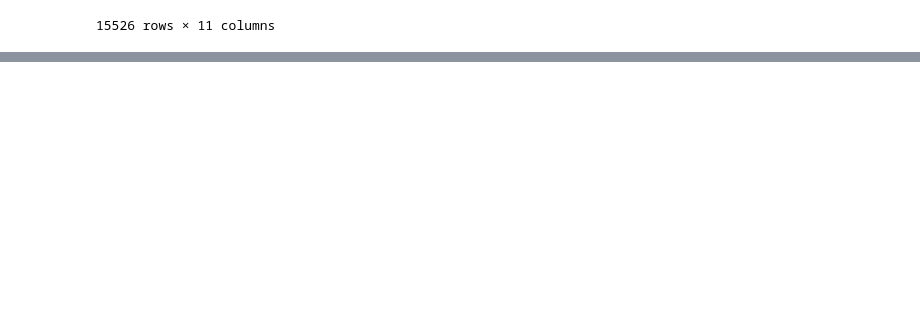
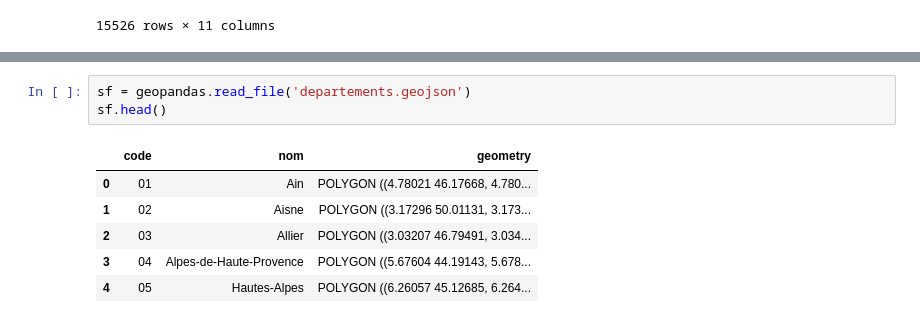
Before and after one commit to kchardon/Energy-Data-Hack, a Jupyter notebook: Data/data1.ipynb, the cells around one changed output, grey strips where cells are left out. Drawn from its saved outputs; the diff is of its cells as text; blank space fills up the shorter version.

```diff
--- a/Data/data1.ipynb
+++ b/Data/data1.ipynb
@@ -37,0 +58,10 @@ data
+# %%
+sf = geopandas.read_file('departements.geojson')
+sf.head()
+# %% [output]
+|  | code | nom | geometry |
+| 0 | 01 | Ain | POLYGON ((4.78021 46.17668, 4.780... |
+| 1 | 02 | Aisne | POLYGON ((3.17296 50.01131, 3.173... |
+| 2 | 03 | Allier | POLYGON ((3.03207 46.79491, 3.034... |
+| 3 | 04 | Alpes-de-Haute-Provence | POLYGON ((5.67604 44.19143, 5.678... |
+| 4 | 05 | Hautes-Alpes | POLYGON ((6.26057 45.12685, 6.264... |
```
Also changed, not shown: parts of 6 cells of this notebook, 1 other file.
